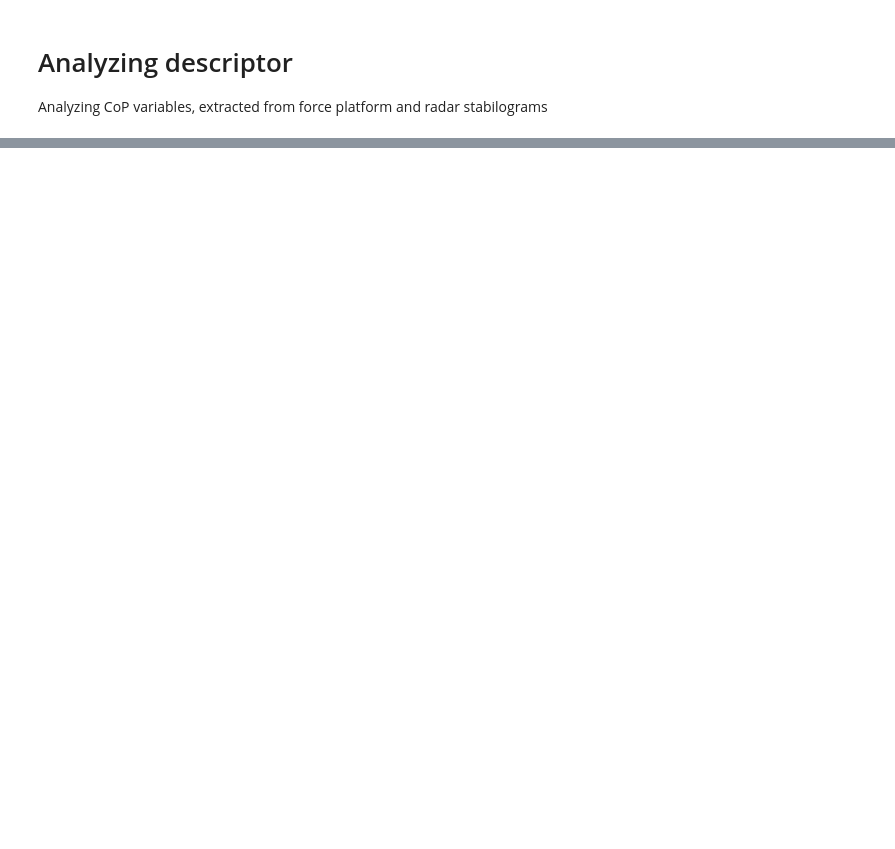
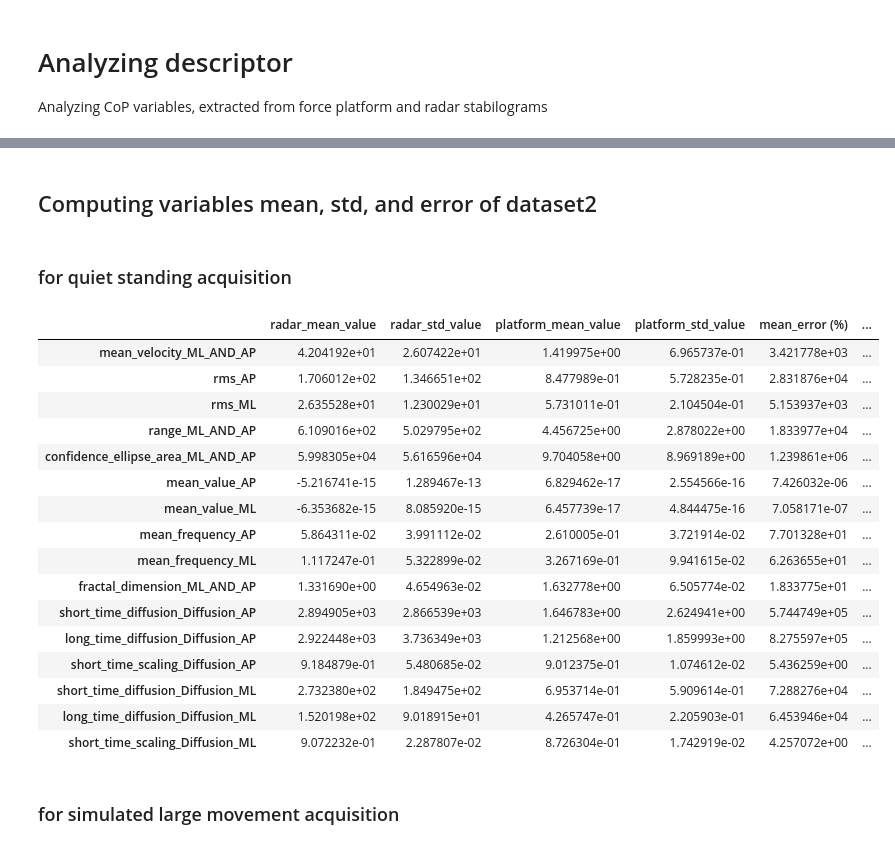
Before and after one commit to KellyLuo-O/stabilometry_project_2026, a Jupyter notebook: scripts/04_analyzing_descriptors.ipynb, the cells around one changed output, grey strips where cells are left out. Cells and saved outputs as stored; diff of their text form; code cells hidden in the pictures; blank space fills up the shorter version.

Commit message:
analazing descriptors by calculating mean, std and error

```diff
--- a/scripts/04_analyzing_descriptors.ipynb
+++ b/scripts/04_analyzing_descriptors.ipynb
@@ -115,0 +33,11 @@ sway_area_per_second_ML_AND_AP                    -0.745834
+# %%
+summary_df = pd.DataFrame({
+    "radar_mean_value": df_radar_features.mean(),
+    "radar_std_value":  df_radar_features.std(),
+    "platform_mean_value": df_platform_features.mean(),
+    "platform_std_value": df_platform_features.std(),
+    "mean_error (%)": errors.mean(),
+    "std_error (%)": errors.std()
+})
+
+summary_df
@@ -118,0 +60,2 @@ icc_df.to_csv("../results/icc.csv")
+# %% [markdown]
+## Computing variables mean, std, and error of dataset2
@@ -118,0 +81,50 @@ icc_df.to_csv("../results/icc.csv")
+# %%
+df_platform_features = pd.read_csv("../results/tables/dataset2/platform_descriptors.csv", index_col=0)
+df_radar_features = pd.read_csv("../results/tables/dataset2/radar_descriptors.csv", index_col=0)
+# %%
+selected_features = [
+    "mean_velocity_ML_AND_AP",
+    "rms_AP",
+    "rms_ML",
+    "range_ML_AND_AP",
+    "confidence_ellipse_area_ML_AND_AP",
+    "mean_value_AP",
+    "mean_value_ML",
+    "mean_frequency_AP",
+    "mean_frequency_ML",
+    "fractal_dimension_ML_AND_AP",
+    "short_time_diffusion_Diffusion_AP",
+    "long_time_diffusion_Diffusion_AP",
+    "short_time_scaling_Diffusion_AP",
+    "short_time_diffusion_Diffusion_ML",
+    "long_time_diffusion_Diffusion_ML",
+    "short_time_scaling_Diffusion_ML"
+]
+# %% [markdown]
+### for quiet standing acquisition
+# %%
+df_platform = df_platform_features[:7]
+df_radar = df_radar_features[:7]
+results = get_descriptors_insight(df_platform, df_radar, "../results/tables/dataset2/variables_insight1.csv")
+# %%
+results.loc[selected_features]
+# %% [output]
+|  | radar_mean_value | radar_std_value | platform_mean_value | platform_std_value | mean_error (%) | ... |
+| mean_velocity_ML_AND_AP | 4.204192e+01 | 2.607422e+01 | 1.419975e+00 | 6.965737e-01 | 3.421778e+03 | ... |
+| rms_AP | 1.706012e+02 | 1.346651e+02 | 8.477989e-01 | 5.728235e-01 | 2.831876e+04 | ... |
+| rms_ML | 2.635528e+01 | 1.230029e+01 | 5.731011e-01 | 2.104504e-01 | 5.153937e+03 | ... |
+| range_ML_AND_AP | 6.109016e+02 | 5.029795e+02 | 4.456725e+00 | 2.878022e+00 | 1.833977e+04 | ... |
+| confidence_ellipse_area_ML_AND_AP | 5.998305e+04 | 5.616596e+04 | 9.704058e+00 | 8.969189e+00 | 1.239861e+06 | ... |
+| mean_value_AP | -5.216741e-15 | 1.289467e-13 | 6.829462e-17 | 2.554566e-16 | 7.426032e-06 | ... |
+| mean_value_ML | -6.353682e-15 | 8.085920e-15 | 6.457739e-17 | 4.844475e-16 | 7.058171e-07 | ... |
+| mean_frequency_AP | 5.864311e-02 | 3.991112e-02 | 2.610005e-01 | 3.721914e-02 | 7.701328e+01 | ... |
+| mean_frequency_ML | 1.117247e-01 | 5.322899e-02 | 3.267169e-01 | 9.941615e-02 | 6.263655e+01 | ... |
+| fractal_dimension_ML_AND_AP | 1.331690e+00 | 4.654963e-02 | 1.632778e+00 | 6.505774e-02 | 1.833775e+01 | ... |
+| short_time_diffusion_Diffusion_AP | 2.894905e+03 | 2.866539e+03 | 1.646783e+00 | 2.624941e+00 | 5.744749e+05 | ... |
+| long_time_diffusion_Diffusion_AP | 2.922448e+03 | 3.736349e+03 | 1.212568e+00 | 1.859993e+00 | 8.275597e+05 | ... |
+| short_time_scaling_Diffusion_AP | 9.184879e-01 | 5.480685e-02 | 9.012375e-01 | 1.074612e-02 | 5.436259e+00 | ... |
+| short_time_diffusion_Diffusion_ML | 2.732380e+02 | 1.849475e+02 | 6.953714e-01 | 5.909614e-01 | 7.288276e+04 | ... |
+| long_time_diffusion_Diffusion_ML | 1.520198e+02 | 9.018915e+01 | 4.265747e-01 | 2.205903e-01 | 6.453946e+04 | ... |
+| short_time_scaling_Diffusion_ML | 9.072232e-01 | 2.287807e-02 | 8.726304e-01 | 1.742919e-02 | 4.257072e+00 | ... |
+# %% [markdown]
+### for simulated large movement acquisition
```
Also changed, not shown: parts of 16 cells of this notebook, 4 other files.
